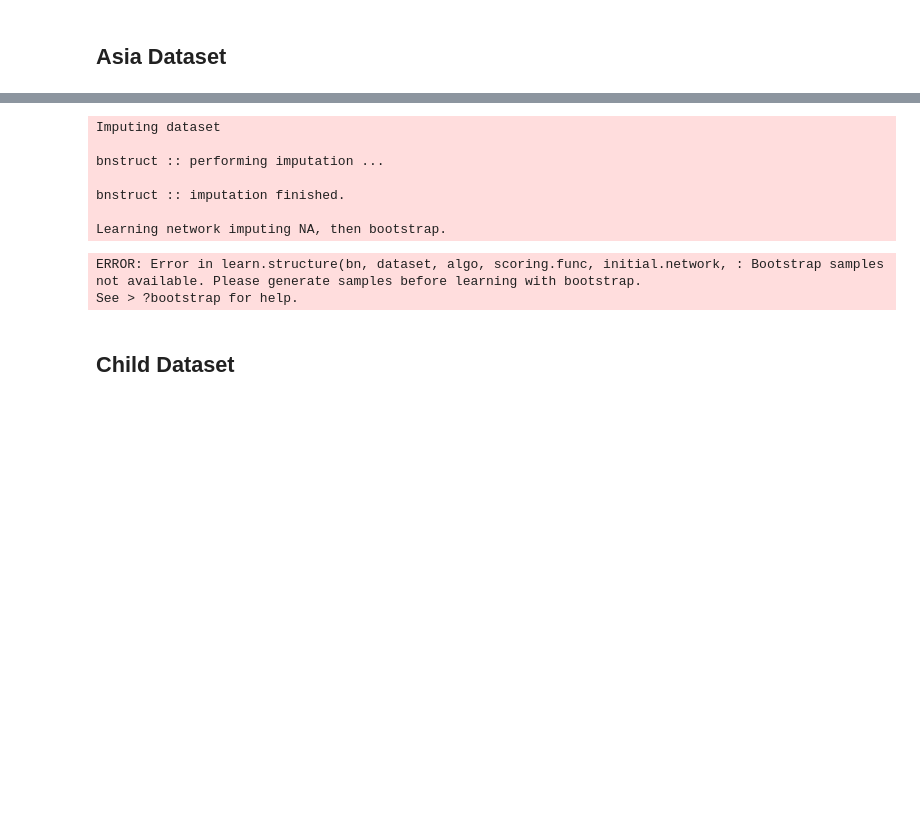
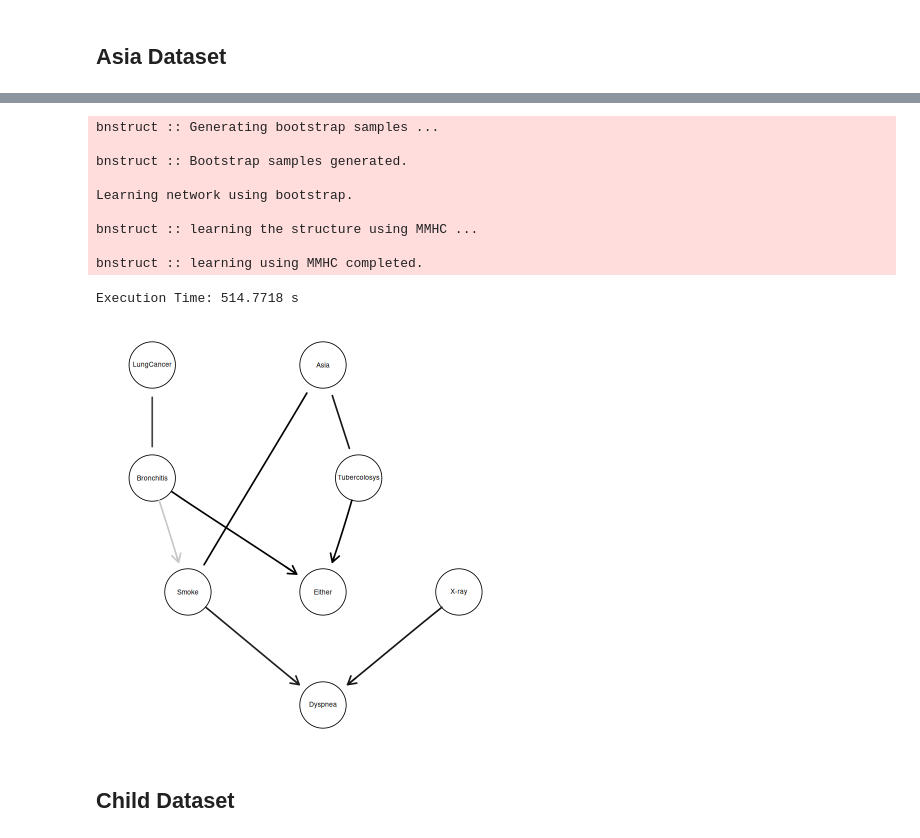
Before and after one commit to sofiadilucia/Bayesian-Networks, a Jupyter notebook: k2_algo.ipynb, the cells around one changed output, grey strips where cells are left out. Drawn from its saved outputs; the diff is of its cells as text; code cells hidden in the pictures; blank space fills up the shorter version.

```diff
--- a/k2_algo.ipynb
+++ b/k2_algo.ipynb
@@ -284,7 +297,7 @@ learning.result <- best.net(data = dataset(learning.test), n_permutations = 2000
 # %% [markdown]
 ## Asia Dataset
 # %%
-asia.result <- best.net(data = dataset(asia()), n_permutations = 44000, upperbound = 2)
+asia.result <- best.net(data = dataset(asia()), n_permutations = 44000, upperbound = 2, "Asia")
 # %% [output]
 [figure]
 # %% [markdown]
@@ -444,16 +458,19 @@ Execution Time: 0.1692617 s
 [figure]
 # %%
-asia_net <- learn_network(dataset = asia(), impute = FALSE, bootstrap = TRUE)   # default value is num.boots = 100
+asia_bootstrapped <- bootstrap(asia(), num.boots= 10000, imputation = FALSE)
+asia_net <- learn_network(dataset =asia_bootstrapped , impute = FALSE, bootstrap = TRUE)   # default value is num.boots = 100
 # %% [output]
-Imputing dataset
+bnstruct :: Generating bootstrap samples ...
 
-bnstruct :: performing imputation ...
+bnstruct :: Bootstrap samples generated.
 
-bnstruct :: imputation finished.
+Learning network using bootstrap.
 
-Learning network imputing NA, then bootstrap.
+bnstruct :: learning the structure using MMHC ...
+
+bnstruct :: learning using MMHC completed.
-ERROR: Error in learn.structure(bn, dataset, algo, scoring.func, initial.network, : Bootstrap samples not available. Please generate samples before learning with bootstrap.
-See > ?bootstrap for help.
+Execution Time: 514.7718 s
+[figure, added]
 # %% [markdown]
 ## Child Dataset
 # %%
```
Also changed, not shown: parts of 17 cells of this notebook.
